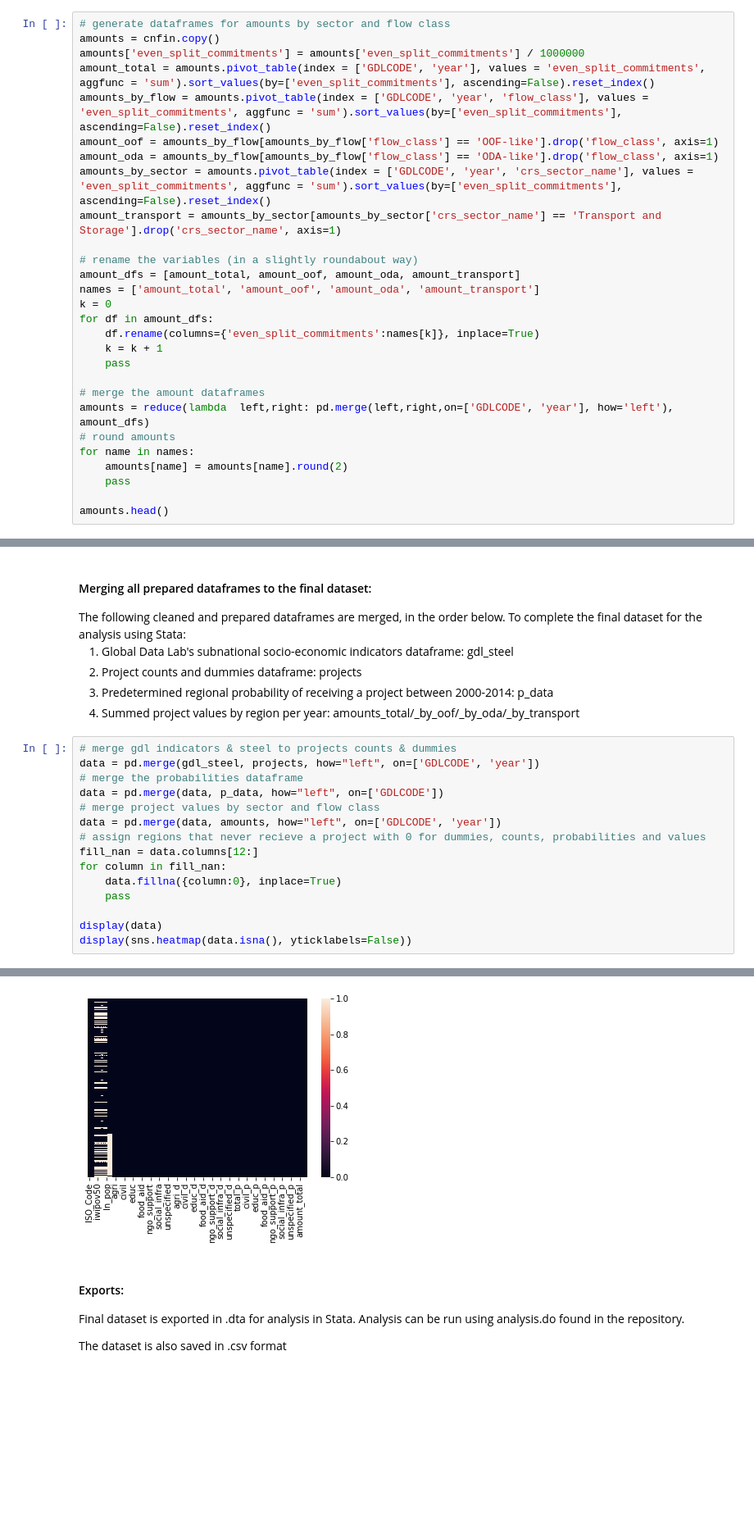
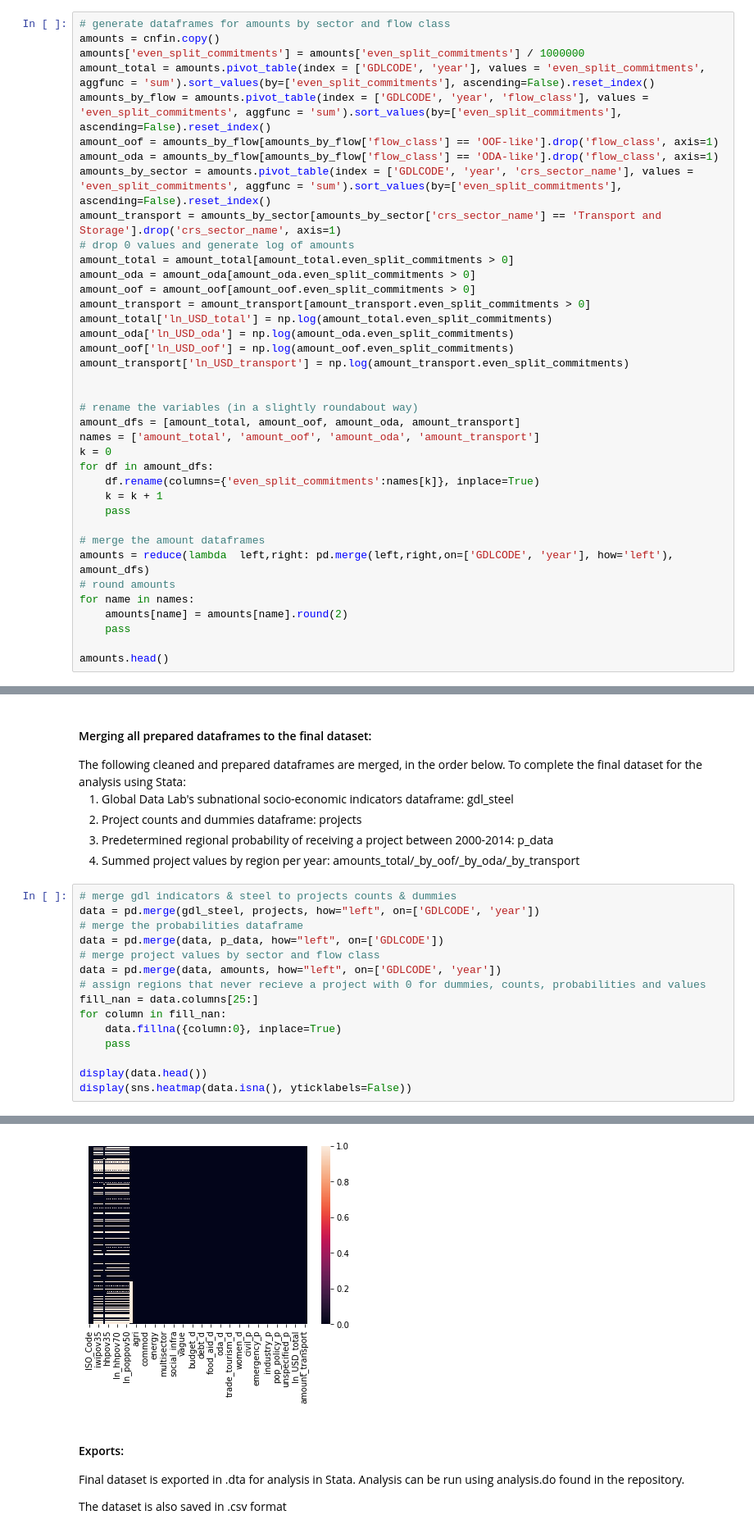
Before and after one commit to frankstevens1/china_devprojects_poverty, a Jupyter notebook: dataset_prep.ipynb, the cells around one changed output, grey strips where cells are left out. Shown at 82% size. Saved outputs shown, nothing was run; the diff lists cells and outputs as text; blank space fills up the shorter version.

```diff
--- a/dataset_prep.ipynb
+++ b/dataset_prep.ipynb
@@ -353,6 +394,16 @@ amount_oof = amounts_by_flow[amounts_by_flow['flow_class'] == 'OOF-like'].drop('
 amount_oda = amounts_by_flow[amounts_by_flow['flow_class'] == 'ODA-like'].drop('flow_class', axis=1)
 amounts_by_sector = amounts.pivot_table(index = ['GDLCODE', 'year', 'crs_sector_name'], values = 'even_split_commitments', aggfunc = 'sum').sort_values(by=['even_split_commitments'], ascending=False).reset_index()
 amount_transport = amounts_by_sector[amounts_by_sector['crs_sector_name'] == 'Transport and Storage'].drop('crs_sector_name', axis=1)
+# drop 0 values and generate log of amounts
+amount_total = amount_total[amount_total.even_split_commitments > 0]
+amount_oda = amount_oda[amount_oda.even_split_commitments > 0]
+amount_oof = amount_oof[amount_oof.even_split_commitments > 0]
+amount_transport = amount_transport[amount_transport.even_split_commitments > 0]
+amount_total['ln_USD_total'] = np.log(amount_total.even_split_commitments)
+amount_oda['ln_USD_oda'] = np.log(amount_oda.even_split_commitments)
+amount_oof['ln_USD_oof'] = np.log(amount_oof.even_split_commitments)
+amount_transport['ln_USD_transport'] = np.log(amount_transport.even_split_commitments)
+
 
 # rename the variables (in a slightly roundabout way)
 amount_dfs = [amount_total, amount_oof, amount_oda, amount_transport]
@@ -395,11 +446,11 @@ data = pd.merge(data, p_data, how="left", on=['GDLCODE'])
 # merge project values by sector and flow class
 data = pd.merge(data, amounts, how="left", on=['GDLCODE', 'year'])
 # assign regions that never recieve a project with 0 for dummies, counts, probabilities and values
-fill_nan = data.columns[12:]
+fill_nan = data.columns[25:]
 for column in fill_nan:
     data.fillna({column:0}, inplace=True)
     pass
 
-display(data)
+display(data.head())
 display(sns.heatmap(data.isna(), yticklabels=False))
 # %% [output]
@@ -419,5 +464,5 @@ display(sns.heatmap(data.isna(), yticklabels=False))
 <matplotlib.axes._subplots.AxesSubplot at 0x...>
-[figure, old version]
+[figure, new version]
 # %% [markdown]
 <h4>Exports:</h4>
 <p>Final dataset is exported in .dta for analysis in Stata. Analysis can be run using analysis.do found in the repository.</p>
```
Also changed, not shown: parts of 9 cells of this notebook, 19 other files.
